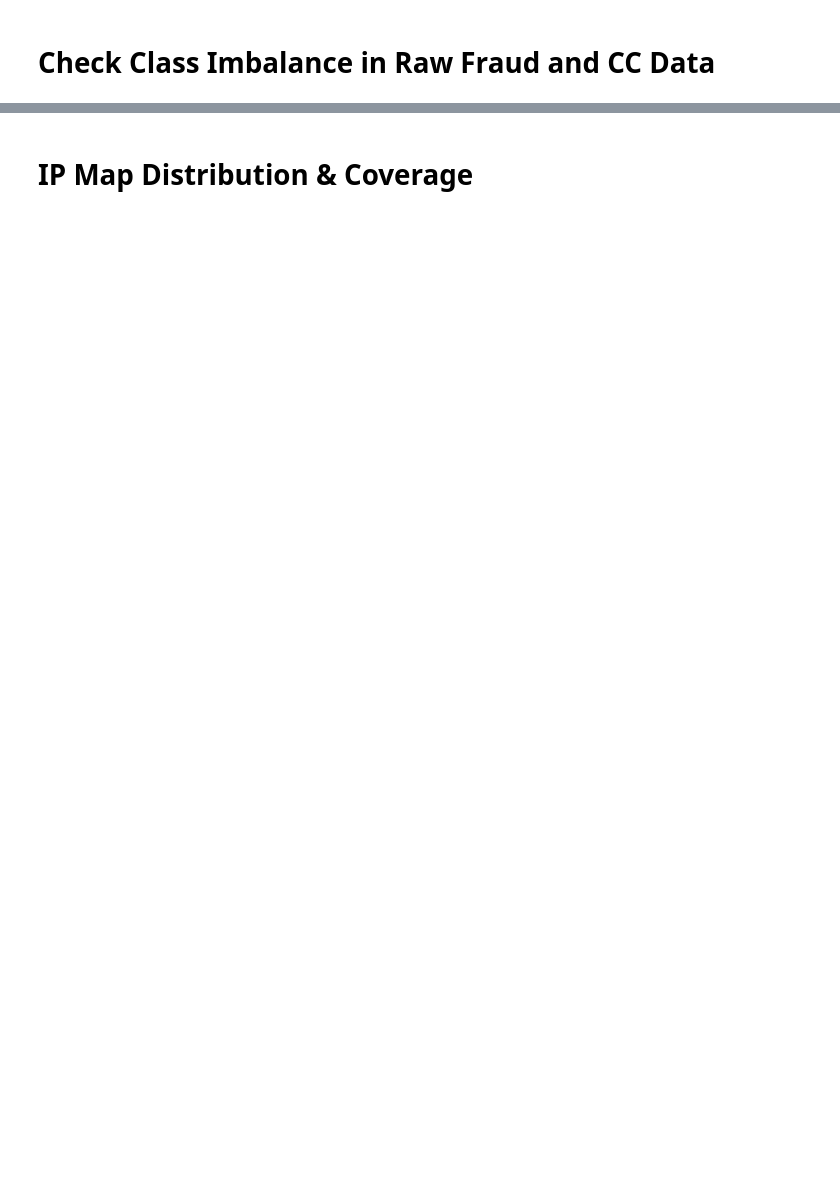
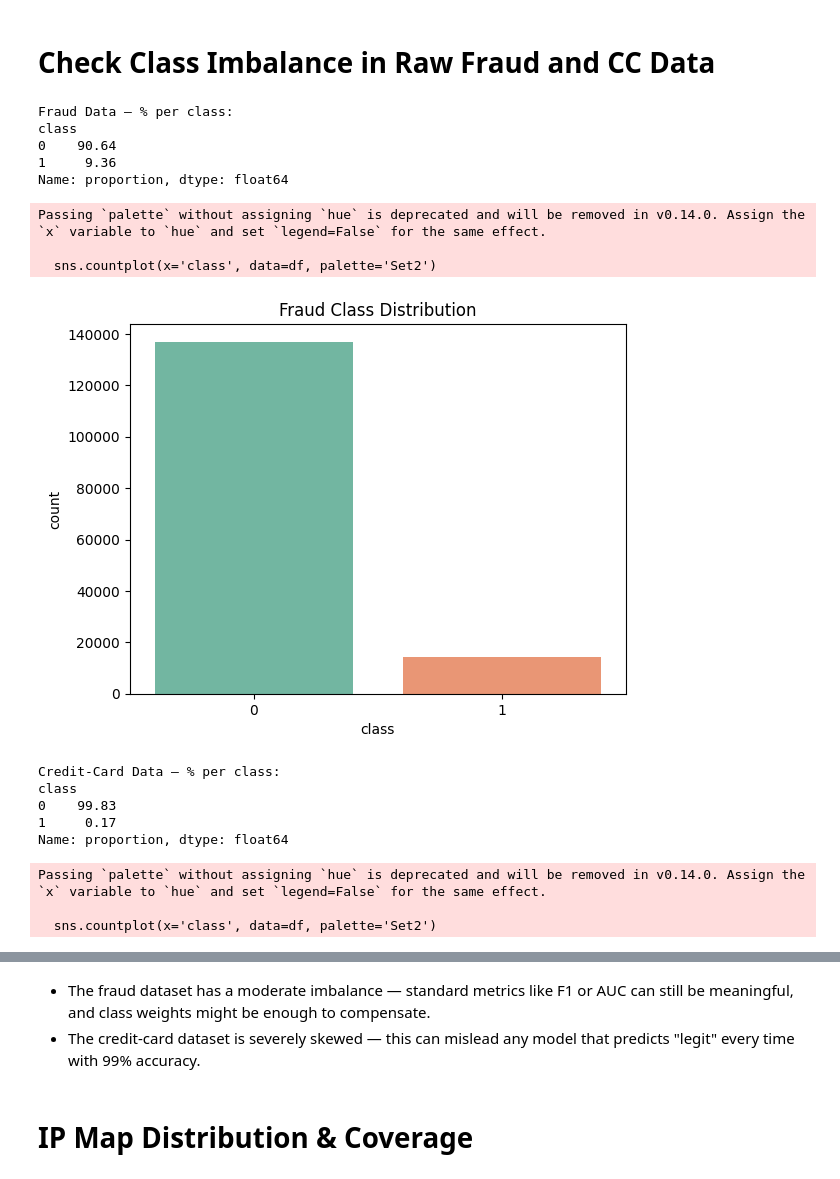
Before and after one commit to SophiaJK7/fraud-detection-project, a Jupyter notebook: notebooks/01_eda.ipynb, the cells around one changed output, grey strips where cells are left out. Saved outputs shown, nothing was run; the diff lists cells and outputs as text; code cells hidden in the pictures; blank space fills up the shorter version.

```diff
--- a/notebooks/01_eda.ipynb
+++ b/notebooks/01_eda.ipynb
@@ -76,22 +160,29 @@ print("Total duplicates now:", credit_raw.duplicated().sum())
 # %% [markdown]
 # Check Class Imbalance in Raw Fraud and CC Data
 # %%
-# Define list of (DataFrame, name, target column)
-datasets = [
-    (fraud_raw,  "Fraud Data","class"),
-    (credit_raw, "Credit-Card Data","Class")
-]
+# Class imbalance for both datasets
+for df, name in [(fraud_raw, "Fraud"), (credit_raw, "Credit-Card")]:
+    pct = df['class'].value_counts(normalize=True).mul(100).round(2)
+    print(f"\n{name} Data — % per class:\n{pct}\n")
 
-for df, title, target in datasets:
-    # 1. Print percentage distribution
-    pct = df[target].value_counts(normalize=True) * 100
-    print(f"\n{title} — % of each class:")
-    print(pct.round(2))
-
-    # 2. Visualize with countplot
-    plt.figure(figsize=(6,4))
-    sns.countplot(x=target, data=df)
-    plt.title(f"{title} Class Distribution")
-    plt.xlabel("Class Label")
-    plt.ylabel("Count")
+    sns.countplot(x='class', data=df, palette='Set2')
+    plt.title(f"{name} Class Distribution")
     plt.show()
+# %% [output]
+Fraud Data — % per class:
+class
+0    90.64
+1     9.36
+Name: proportion, dtype: float64
+Passing `palette` without assigning `hue` is deprecated and will be removed in v0.14.0. Assign the `x` variable to `hue` and set `legend=False` for the same effect.
+
+  sns.countplot(x='class', data=df, palette='Set2')
+[figure, added]
+Credit-Card Data — % per class:
+class
+0    99.83
+1     0.17
+Name: proportion, dtype: float64
+Passing `palette` without assigning `hue` is deprecated and will be removed in v0.14.0. Assign the `x` variable to `hue` and set `legend=False` for the same effect.
+
+  sns.countplot(x='class', data=df, palette='Set2')
@@ -98,3 +190,6 @@ for df, title, target in datasets:
+# %% [markdown]
+- The fraud dataset has a moderate imbalance — standard metrics like F1 or AUC can still be meaningful, and class weights might be enough to compensate.
+- The credit-card dataset is severely skewed — this can mislead any model that predicts "legit" every time with 99% accuracy.
 # %% [markdown]
 # IP Map Distribution & Coverage
 # %%
```
Also changed, not shown: parts of 9 cells of this notebook, 1 other file.
